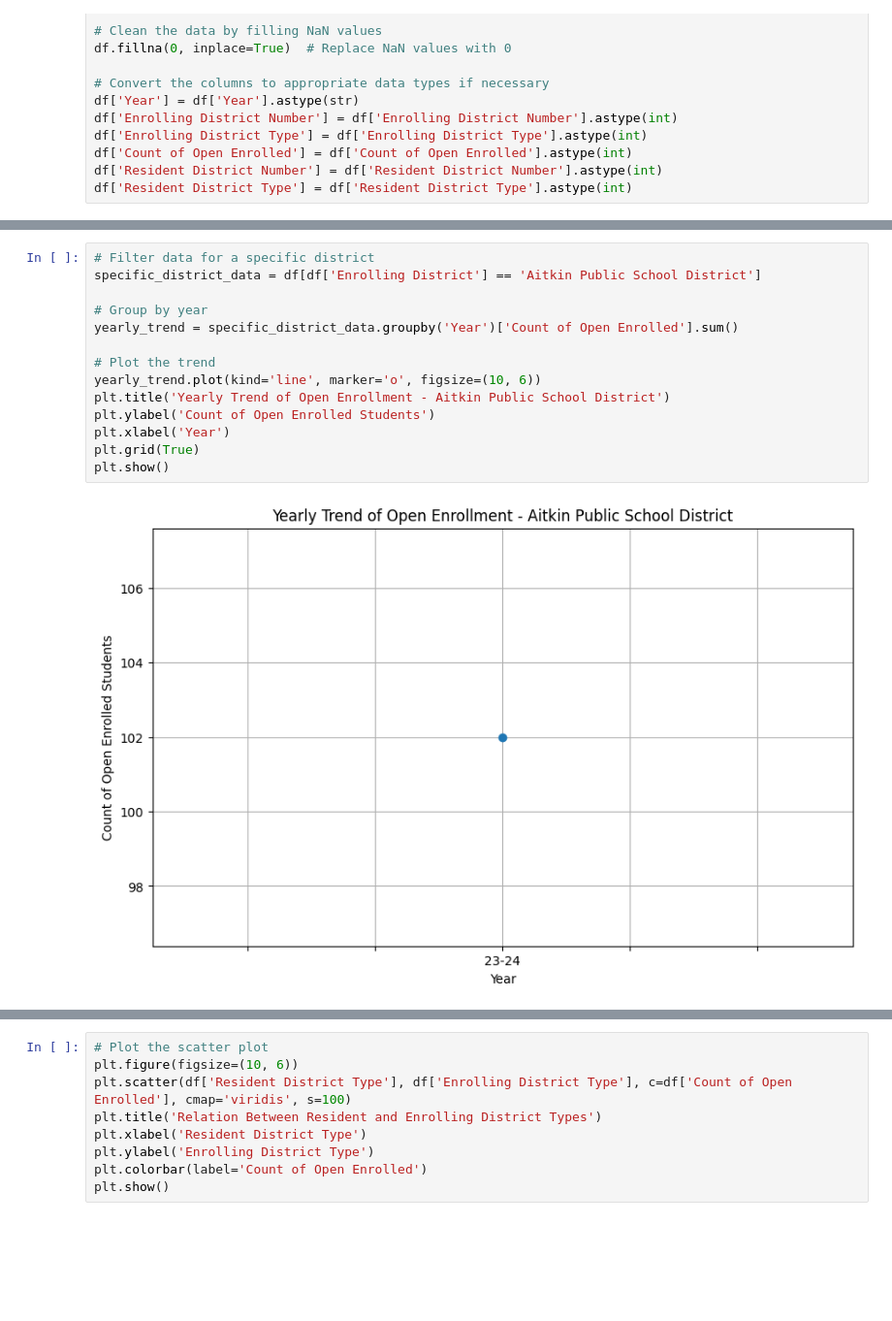
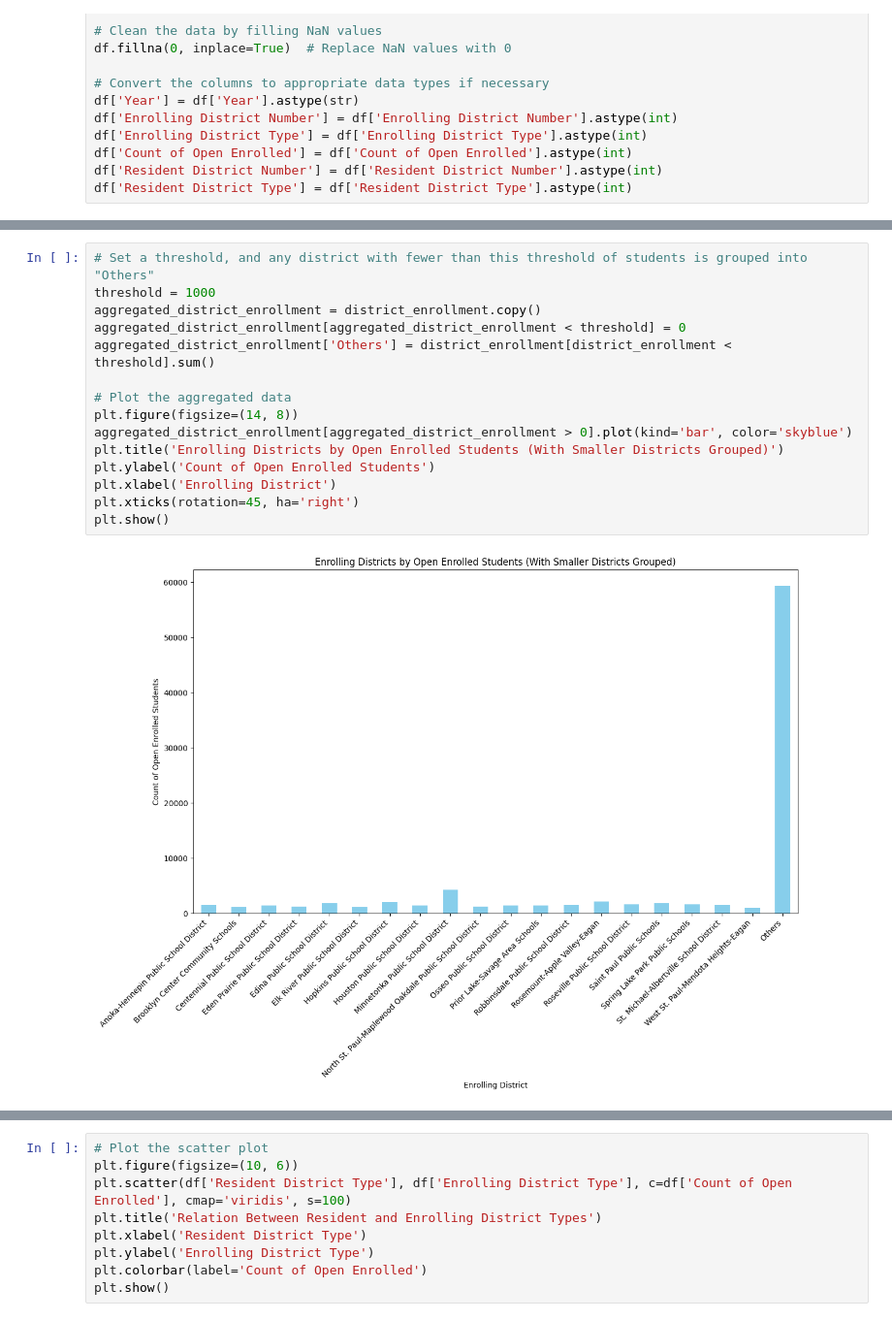
Before and after one commit to sahab-bahaji/education-data, a Jupyter notebook: docs/hello.ipynb, the cells around one changed output, grey strips where cells are left out. Shown at 97% size. Cells and saved outputs as stored; diff of their text form; blank space fills up the shorter version.

```diff
--- a/docs/hello.ipynb
+++ b/docs/hello.ipynb
@@ -56,17 +63,18 @@ plt.show()
 # %%
-# Filter data for a specific district
-specific_district_data = df[df['Enrolling District'] == 'Aitkin Public School District']
+# Set a threshold, and any district with fewer than this threshold of students is grouped into "Others"
+threshold = 1000
+aggregated_district_enrollment = district_enrollment.copy()
+aggregated_district_enrollment[aggregated_district_enrollment < threshold] = 0
+aggregated_district_enrollment['Others'] = district_enrollment[district_enrollment < threshold].sum()
 
-# Group by year
-yearly_trend = specific_district_data.groupby('Year')['Count of Open Enrolled'].sum()
-
-# Plot the trend
-yearly_trend.plot(kind='line', marker='o', figsize=(10, 6))
-plt.title('Yearly Trend of Open Enrollment - Aitkin Public School District')
+# Plot the aggregated data
+plt.figure(figsize=(14, 8))
+aggregated_district_enrollment[aggregated_district_enrollment > 0].plot(kind='bar', color='skyblue')
+plt.title('Enrolling Districts by Open Enrolled Students (With Smaller Districts Grouped)')
 plt.ylabel('Count of Open Enrolled Students')
-plt.xlabel('Year')
-plt.grid(True)
+plt.xlabel('Enrolling District')
+plt.xticks(rotation=45, ha='right')
 plt.show()
 # %% [output]
-[figure, old version]
+[figure, new version]
 # %%
```
Also changed, not shown: parts of 4 cells of this notebook, 6 other files.
